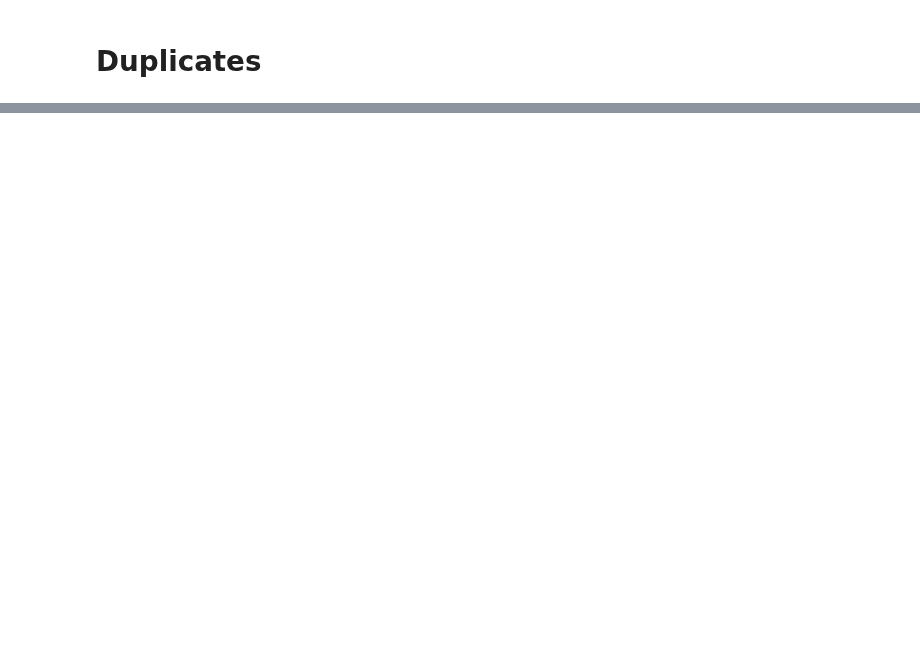
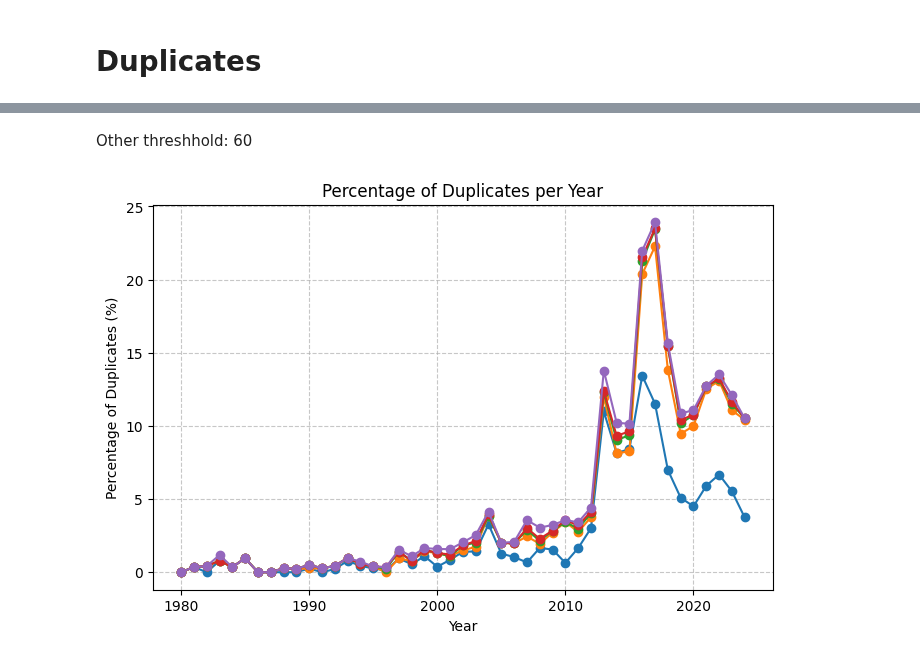
Before and after one commit to laurauguc/working_class_media_analysis, a Jupyter notebook: data_exploration/archive/explore_duplicates.ipynb, the cells around one changed output, grey strips where cells are left out. Cells and saved outputs as stored; diff of their text form; code cells hidden in the pictures; blank space fills up the shorter version.

```diff
--- a/data_exploration/archive/explore_duplicates.ipynb
+++ b/data_exploration/archive/explore_duplicates.ipynb
@@ -157,0 +337,44 @@ plt.show()
+# %% [markdown]
+Other threshhold: 60
+# %%
+df_articles_60 = pd.read_pickle("../../data/processed/duplicates_analysis_60.pkl")
+
+# Ensure date column is datetime
+df_articles_60['date'] = pd.to_datetime(df_articles_60['date'])
+
+# Extract year
+df_articles_60['year'] = df_articles_60['date'].dt.year
+
+
+dup_stats_new_method_60 = df_articles_60.groupby('year')['near_duplicates_new'].mean() * 100
+# %%
+import pandas as pd
+import matplotlib.pyplot as plt
+
+# Ensure date column is datetime
+df_articles['date'] = pd.to_datetime(df_articles['date'])
+
+# Extract year
+df_articles['year'] = df_articles['date'].dt.year
+
+# Group by year and calculate percentage of duplicates
+dup_stats_old_method = df_articles.groupby('year')['near_duplicate_matching_title'].mean() * 100
+
+# Group by year and calculate percentage of duplicates
+dup_stats_new_method = df_articles.groupby('year')['near_duplicates_new'].mean() * 100
+
+
+# Plot
+plt.figure(figsize=(8,5))
+plt.plot(dup_stats_old_method.index, dup_stats_old_method.values, marker='o')
+plt.plot(dup_stats_new_method.index, dup_stats_new_method.values, marker='o')
+plt.plot(dup_stats_new_method_80.index, dup_stats_new_method_80.values, marker='o')
+plt.plot(dup_stats_new_method_75.index, dup_stats_new_method_75.values, marker='o')
+plt.plot(dup_stats_new_method_60.index, dup_stats_new_method_60.values, marker='o')
+plt.title("Percentage of Duplicates per Year")
+plt.xlabel("Year")
+plt.ylabel("Percentage of Duplicates (%)")
+plt.grid(True, linestyle='--', alpha=0.7)
+plt.show()
+# %% [output]
+[figure, added]
```
Also changed, not shown: parts of 30 cells of this notebook, 2 other files.
